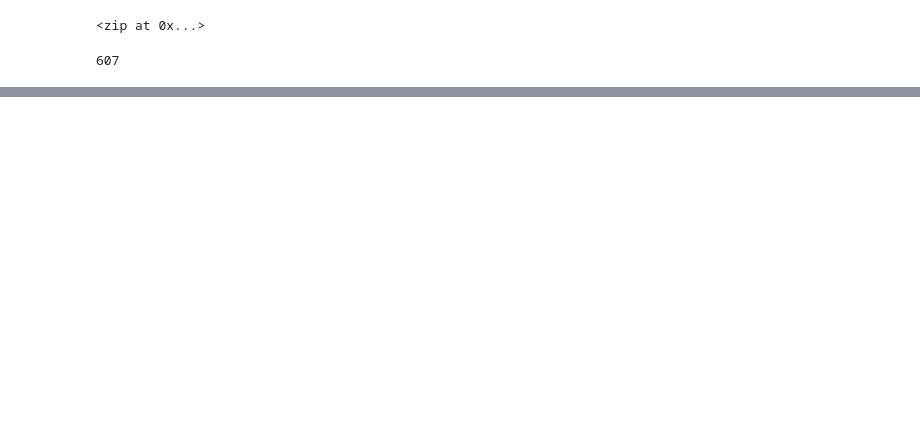
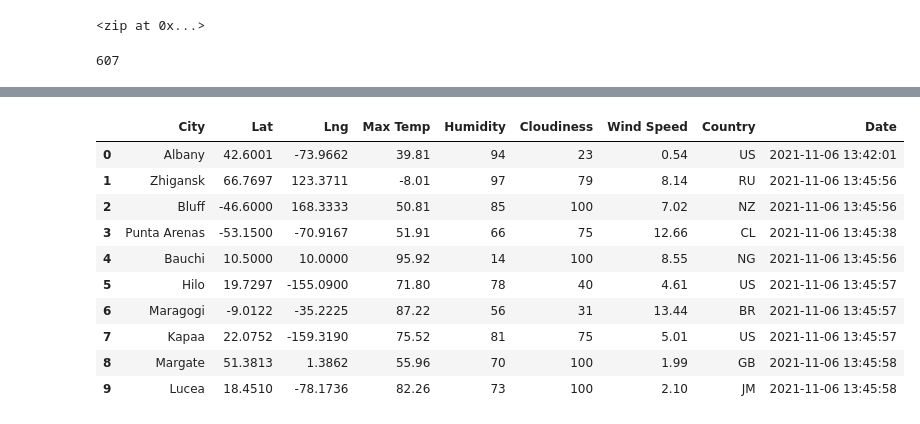
Before and after one commit to elena-chambers/World_Weather_Analysis, a Jupyter notebook: WeatherPy.ipynb, the cells around one changed output, grey strips where cells are left out. Drawn from its saved outputs; the diff is of its cells as text; code cells hidden in the pictures; blank space fills up the shorter version.

```diff
--- a/WeatherPy.ipynb
+++ b/WeatherPy.ipynb
@@ -35,0 +42,3 @@ len(cities)
+# %%
+# Starting URL for weather map API call.
+url="http://api.openweathermap.org/data/2.5/weather?units=Imperial&APPID=" + weather_api_key
@@ -35,0 +125,16 @@ len(cities)
+# %%
+# Convert the array of dictionaries to a Pandas DataFrame.
+city_data_df = pd.DataFrame(city_data)
+city_data_df.head(10)
+# %% [output]
+|  | City | Lat | Lng | Max Temp | Humidity | Cloudiness | Wind Speed | Country | Date |
+| 0 | Albany | 42.6001 | -73.9662 | 39.81 | 94 | 23 | 0.54 | US | 2021-11-06 13:42:01 |
+| 1 | Zhigansk | 66.7697 | 123.3711 | -8.01 | 97 | 79 | 8.14 | RU | 2021-11-06 13:45:56 |
+| 2 | Bluff | -46.6000 | 168.3333 | 50.81 | 85 | 100 | 7.02 | NZ | 2021-11-06 13:45:56 |
+| 3 | Punta Arenas | -53.1500 | -70.9167 | 51.91 | 66 | 75 | 12.66 | CL | 2021-11-06 13:45:38 |
+| 4 | Bauchi | 10.5000 | 10.0000 | 95.92 | 14 | 100 | 8.55 | NG | 2021-11-06 13:45:56 |
+| 5 | Hilo | 19.7297 | -155.0900 | 71.80 | 78 | 40 | 4.61 | US | 2021-11-06 13:45:57 |
+| 6 | Maragogi | -9.0122 | -35.2225 | 87.22 | 56 | 31 | 13.44 | BR | 2021-11-06 13:45:57 |
+| 7 | Kapaa | 22.0752 | -159.3190 | 75.52 | 81 | 75 | 5.01 | US | 2021-11-06 13:45:57 |
+| 8 | Margate | 51.3813 | 1.3862 | 55.96 | 70 | 100 | 1.99 | GB | 2021-11-06 13:45:58 |
+| 9 | Lucea | 18.4510 | -78.1736 | 82.26 | 73 | 100 | 2.10 | JM | 2021-11-06 13:45:58 |
```
Also changed, not shown: parts of 5 cells of this notebook, 2 other files.
